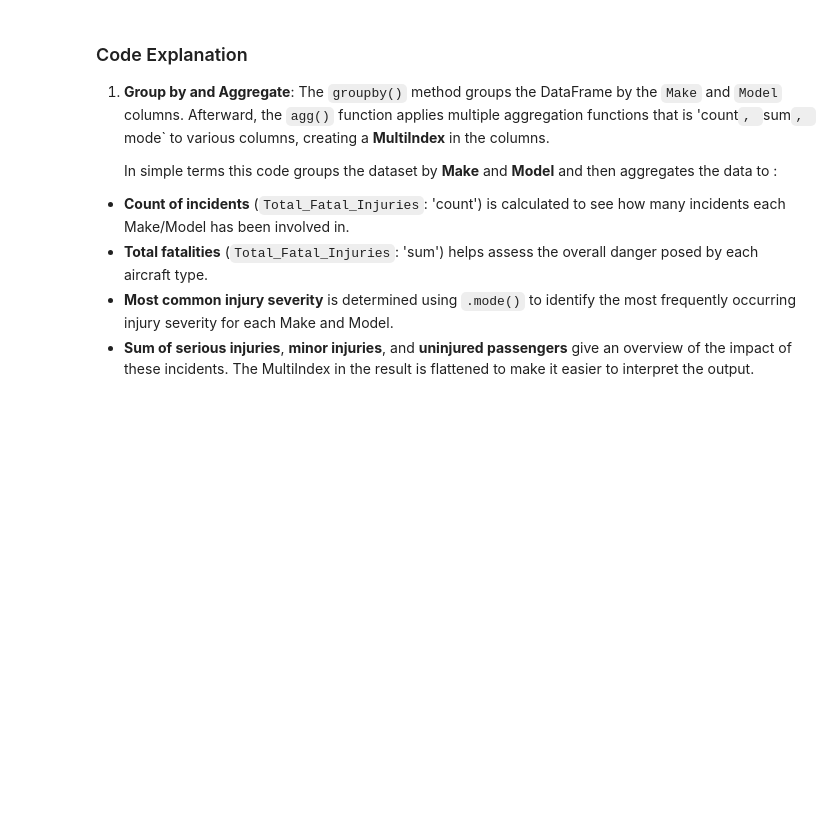
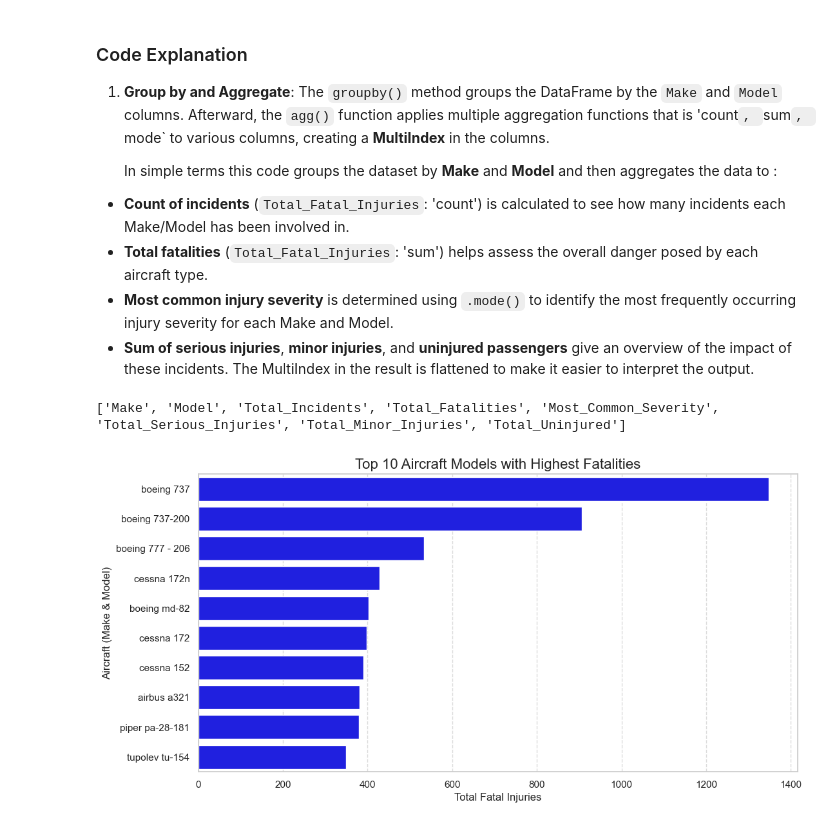
Before and after one commit to Marilyn2961/Aviation-Risk-Analysis, a Jupyter notebook: aviation_risk_analysis.ipynb, the cells around one changed output. Saved outputs shown, nothing was run; the diff lists cells and outputs as text; code cells hidden in the pictures; blank space fills up the shorter version.

```diff
--- a/aviation_risk_analysis.ipynb
+++ b/aviation_risk_analysis.ipynb
@@ -288,3 +378,44 @@ grouped_injury_df.head(10)
 - **Most common injury severity** is determined using `.mode()` to identify the most frequently occurring injury severity for each Make and Model.
 - **Sum of serious injuries**, **minor injuries**, and **uninjured passengers** give an overview of the impact of these incidents.
 The MultiIndex in the result is flattened to make it easier to interpret the output.
+# %%
+# Check the column names in the DataFrame
+print(grouped_injury_df.columns.tolist())
+# %% [output]
+['Make', 'Model', 'Total_Incidents', 'Total_Fatalities', 'Most_Common_Severity', 'Total_Serious_Injuries', 'Total_Minor_Injuries', 'Total_Uninjured']
+# %%
+
+# Aggregate and sort data based on 'Total_Fatal_Injuries'
+top_fatalities = aviation_df.groupby(['Make', 'Model']).agg({'Total_Fatal_Injuries': 'sum'}).reset_index()
+
+# Sort in descending order and select top 10 with the highest fatalities
+top_fatalities = top_fatalities.sort_values('Total_Fatal_Injuries', ascending=False).head(10)
+
+# Combine Make and Model into one column
+top_fatalities['Make_Model'] = top_fatalities['Make'] + ' ' + top_fatalities['Model']
+
+# Create a new figure for plotting
+plt.figure(figsize=(12, 6))
+
+# Create a barplot for the top 10 aircraft with the highest fatalities
+sns.barplot(data=top_fatalities, x='Total_Fatal_Injuries', y='Make_Model', color='blue')
+
+# set title for the plot
+plt.title('Top 10 Aircraft Models with Highest Fatalities', fontsize=16)
+
+# Label x-axis
+plt.xlabel('Total Fatal Injuries')
+
+# Label y- axis
+plt.ylabel('Aircraft (Make & Model)')\
+
+# add the grid
+plt.grid(axis='x', linestyle='--', alpha=0.7)
+
+#Export the graph
+plt.savefig( "Visualizations/bargraph1.png",  dpi=500, bbox_inches="tight", facecolor='white',  transparent=False)
+
+# Display plot
+plt.show()
+# %% [output]
+[figure, added]
```
Also changed, not shown: parts of 42 cells of this notebook, 10 other files.
